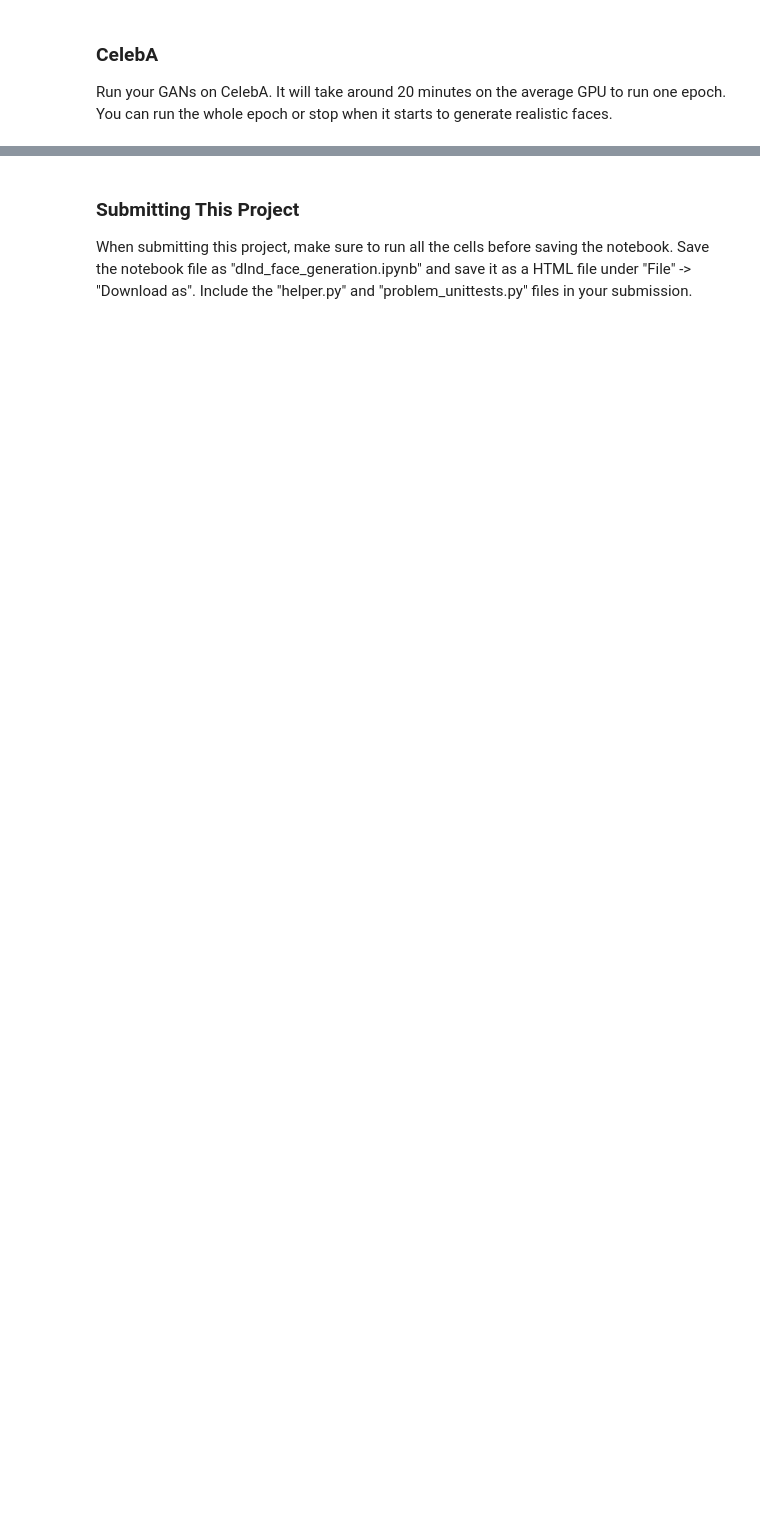
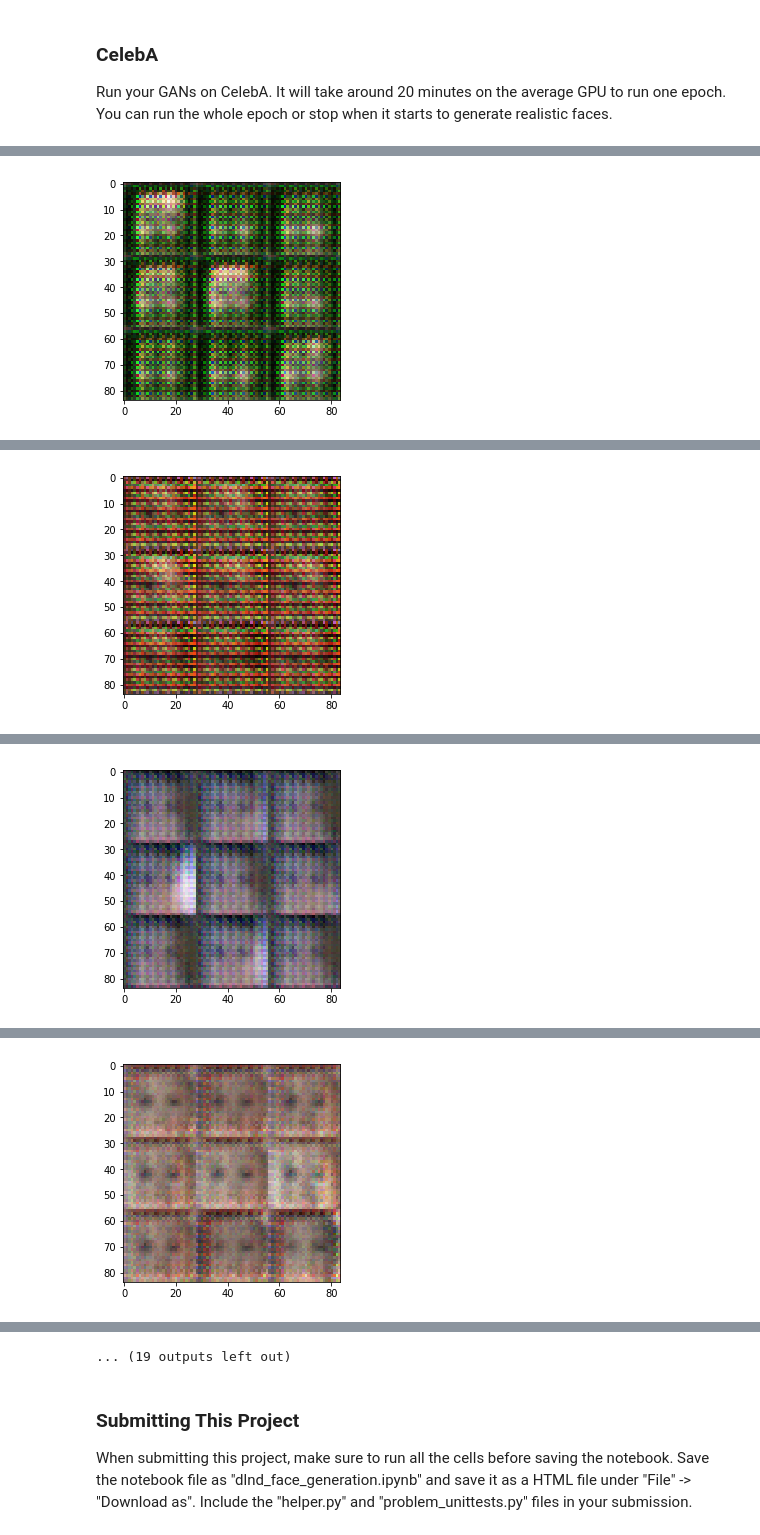
Before and after one commit to jibin-liu/deep-learning-foundation, a Jupyter notebook: projects/face_generation/dlnd_face_generation.ipynb, the cells around one changed output, grey strips where cells are left out. Cells and saved outputs as stored; diff of their text form; code cells hidden in the pictures; blank space fills up the shorter version.

```diff
--- a/projects/face_generation/dlnd_face_generation.ipynb
+++ b/projects/face_generation/dlnd_face_generation.ipynb
@@ -357,10 +473,10 @@ with tf.Graph().as_default():
 ### CelebA
 Run your GANs on CelebA.  It will take around 20 minutes on the average GPU to run one epoch.  You can run the whole epoch or stop when it starts to generate realistic faces.
 # %%
-batch_size = None
-z_dim = None
-learning_rate = None
-beta1 = None
+batch_size = 128
+z_dim = 100
+learning_rate = 0.0005
+beta1 = 0.5
 
 
 """
@@ -372,3 +488,4 @@ celeba_dataset = helper.Dataset('celeba', glob(os.path.join(data_dir, 'img_align
 with tf.Graph().as_default():
     train(epochs, batch_size, z_dim, learning_rate, beta1, celeba_dataset.get_batches,
           celeba_dataset.shape, celeba_dataset.image_mode)
+# %% [output]
@@ -374,0 +502 @@ with tf.Graph().as_default():
+[figure, added]
@@ -374,0 +513 @@ with tf.Graph().as_default():
+[figure, added]
@@ -374,0 +524 @@ with tf.Graph().as_default():
+[figure, added]
@@ -374,0 +535 @@ with tf.Graph().as_default():
+[figure, added]
@@ -375,3 +558,4 @@ with tf.Graph().as_default():
+... (19 outputs left out)
 # %% [markdown]
 ### Submitting This Project
 When submitting this project, make sure to run all the cells before saving the notebook. Save the notebook file as "dlnd_face_generation.ipynb" and save it as a HTML file under "File" -> "Download as". Include the "helper.py" and "problem_unittests.py" files in your submission.
```
Also changed, not shown: parts of 5 cells of this notebook, 1 other file.
